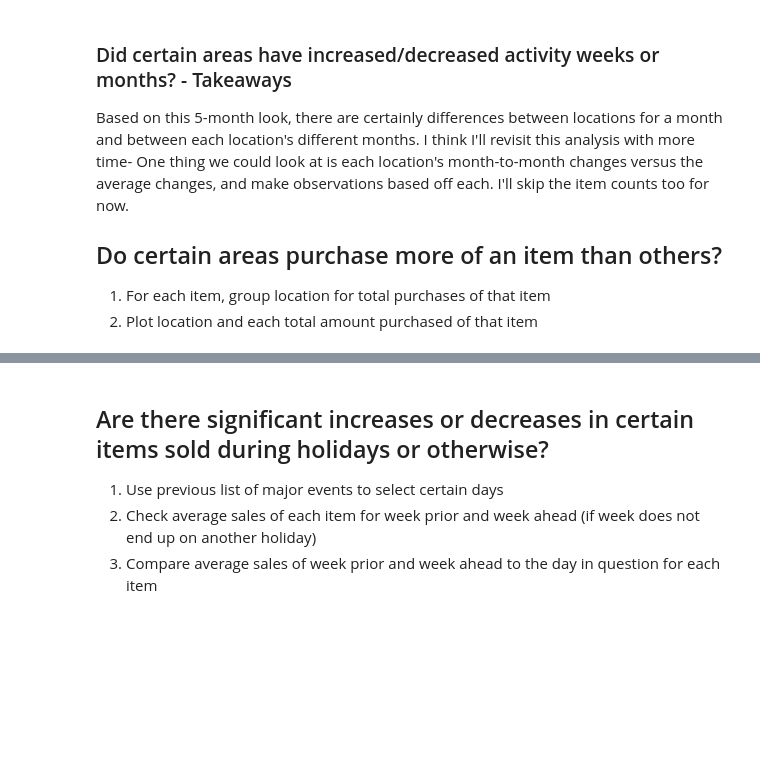
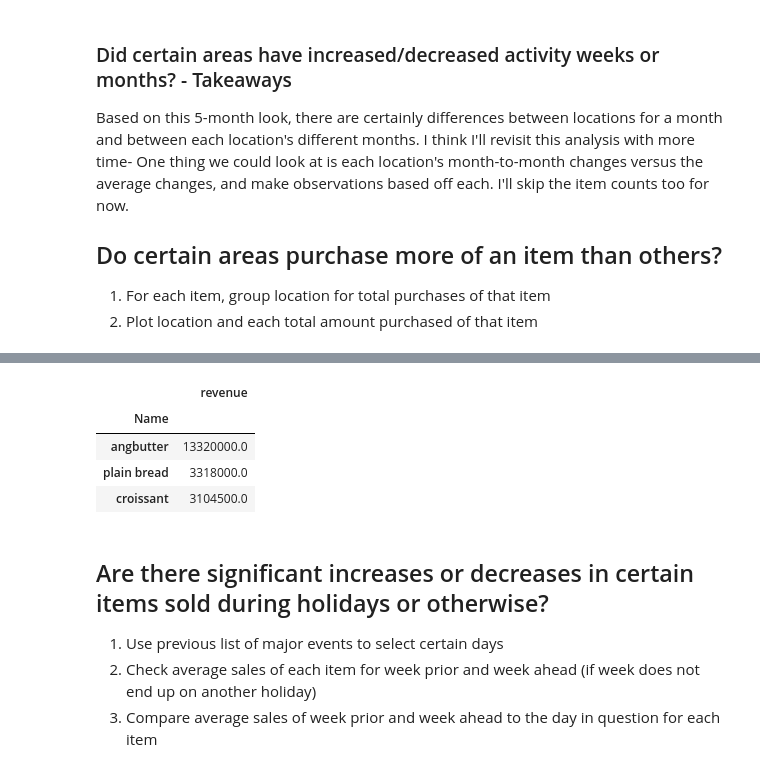
Before and after one commit to JacobPaxton/bakery-sales, a Jupyter notebook: explore.ipynb, the cells around one changed output, grey strips where cells are left out. Drawn from its saved outputs; the diff is of its cells as text; code cells hidden in the pictures; blank space fills up the shorter version.

```diff
--- a/explore.ipynb
+++ b/explore.ipynb
@@ -626,9 +667,20 @@ Based on this 5-month look, there are certainly differences between locations fo
 # %%
 # 3.
 # multiply each item count sum by the respective price of the item
+item_revenues = pd.merge(left=item_sales, right=prices, left_on='index', right_on='Name')
+item_revenues['price'] = item_revenues['price'].astype('float')
+item_revenues['revenue'] = item_revenues['sold'] * item_revenues['price']
+item_revenues = item_revenues.drop(columns=['index','sold','price']).set_index('Name')
 # %%
 # 4.
 # note top-3 revenue items
+item_revenues.head(3)
+# %% [output]
+|  | revenue |
+| Name |  |
+| angbutter | 13320000.0 |
+| plain bread | 3318000.0 |
+| croissant | 3104500.0 |
 # %% [markdown]
 ## Are there significant increases or decreases in certain items sold during holidays or otherwise?
 1. Use previous list of major events to select certain days
```
Also changed, not shown: parts of 51 cells of this notebook.
